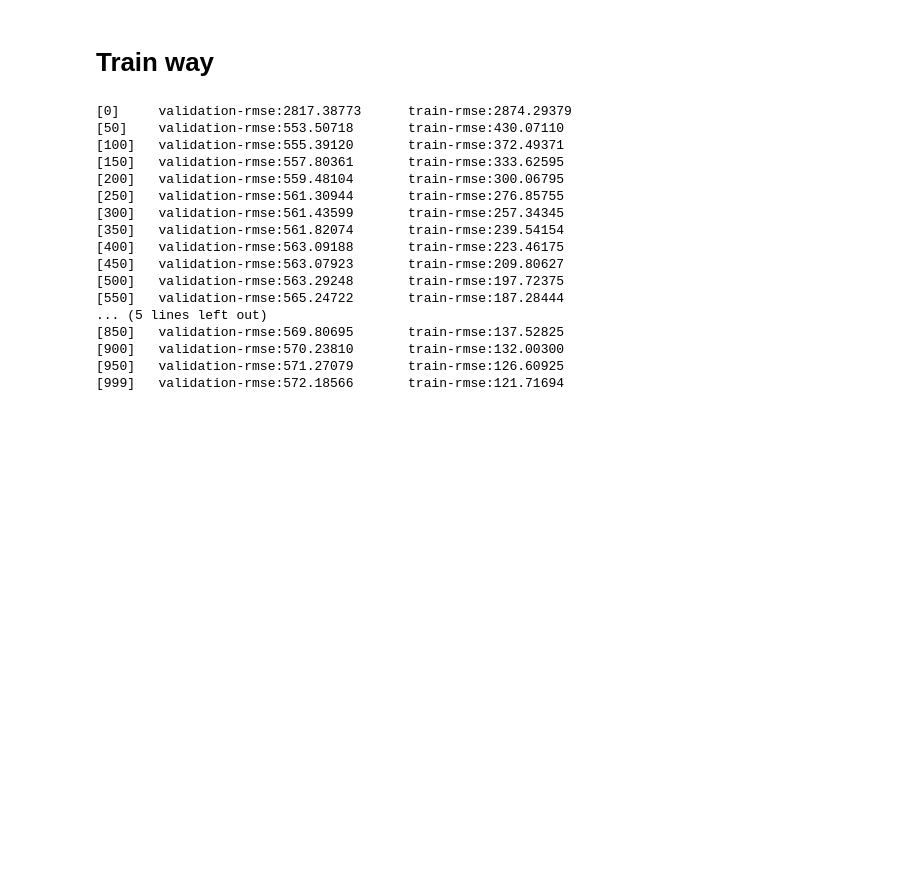
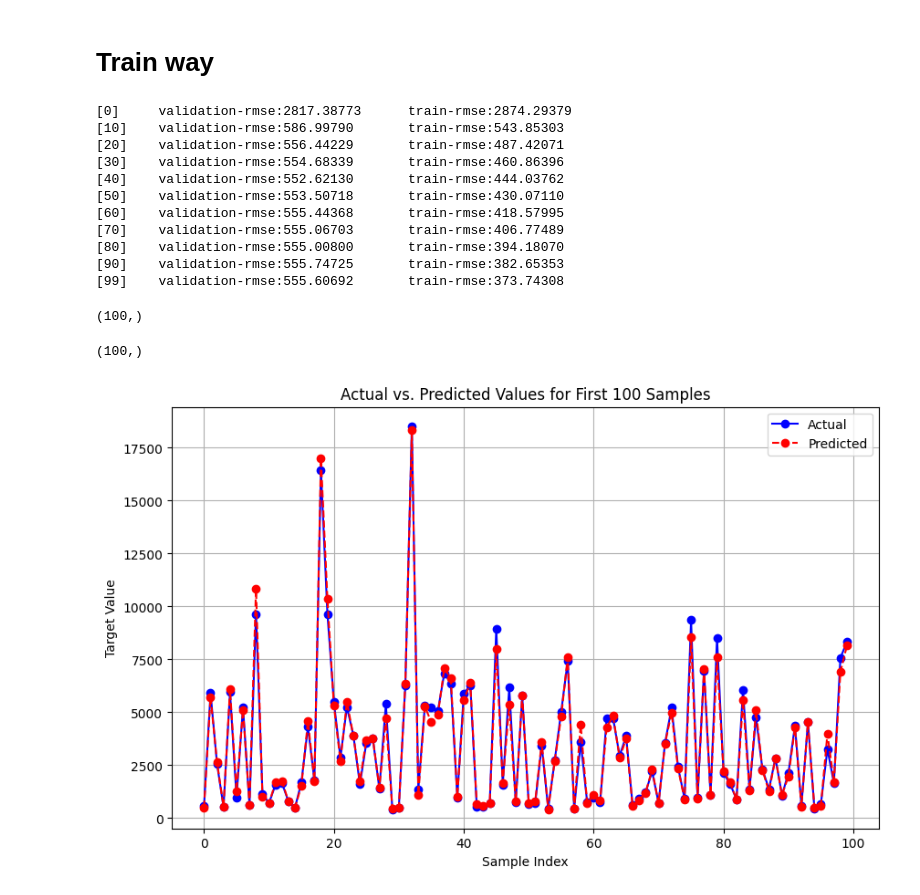
Before and after one commit to davidliu52/deeplearning, a Jupyter notebook: machine_learning/xgboost-diamond.ipynb, the cells around one changed output. Saved outputs shown, nothing was run; the diff lists cells and outputs as text; code cells hidden in the pictures; blank space fills up the shorter version.

Commit message:
plot

```diff
--- a/machine_learning/xgboost-diamond.ipynb
+++ b/machine_learning/xgboost-diamond.ipynb
@@ -131,31 +144,66 @@ best_rmse
 # %%
 
 evals = [(dtest_reg, "validation"), (dtrain_reg, "train")]
+n = 100
 
 model = xgb.train(
    params=params,
    dtrain=dtrain_reg,
    num_boost_round=n,
    evals=evals,
-   verbose_eval=50, # Every ten rounds
-   early_stopping_rounds=50
+   verbose_eval=10, # Every ten rounds
+   early_stopping_rounds=10
 
 )
 # %% [output]
 [0]     validation-rmse:2817.38773      train-rmse:2874.29379
+[10]    validation-rmse:586.99790       train-rmse:543.85303
+[20]    validation-rmse:556.44229       train-rmse:487.42071
+[30]    validation-rmse:554.68339       train-rmse:460.86396
+[40]    validation-rmse:552.62130       train-rmse:444.03762
 [50]    validation-rmse:553.50718       train-rmse:430.07110
-[100]   validation-rmse:555.39120       train-rmse:372.49371
-[150]   validation-rmse:557.80361       train-rmse:333.62595
-[200]   validation-rmse:559.48104       train-rmse:300.06795
-[250]   validation-rmse:561.30944       train-rmse:276.85755
-[300]   validation-rmse:561.43599       train-rmse:257.34345
-[350]   validation-rmse:561.82074       train-rmse:239.54154
-[400]   validation-rmse:563.09188       train-rmse:223.46175
-[450]   validation-rmse:563.07923       train-rmse:209.80627
-[500]   validation-rmse:563.29248       train-rmse:197.72375
-[550]   validation-rmse:565.24722       train-rmse:187.28444
-... (5 lines left out)
-[850]   validation-rmse:569.80695       train-rmse:137.52825
-[900]   validation-rmse:570.23810       train-rmse:132.00300
-[950]   validation-rmse:571.27079       train-rmse:126.60925
-[999]   validation-rmse:572.18566       train-rmse:121.71694
+[60]    validation-rmse:555.44368       train-rmse:418.57995
+[70]    validation-rmse:555.06703       train-rmse:406.77489
+[80]    validation-rmse:555.00800       train-rmse:394.18070
+[90]    validation-rmse:555.74725       train-rmse:382.65353
+[99]    validation-rmse:555.60692       train-rmse:373.74308
+# %%
+import xgboost as xgb
+import matplotlib.pyplot as plt
+
+prediction=xgb.DMatrix(X_prediction,y_prediction,  enable_categorical=True)
+# %%
+pre_res=model.predict(prediction)
+# %%
+pre_res.shape
+# %% [output]
+(100,)
+# %%
+y_prediction=np.array(y_prediction)
+
+y_prediction=y_prediction.reshape(len(y_prediction),)
+y_prediction.shape
+# %% [output]
+(100,)
+# %%
+import xgboost as xgb
+import matplotlib.pyplot as plt
+
+# Assuming you have already trained the XGBoost model and have `model` defined
+
+
+# Create a list of sample indices (0 to 9) for labeling
+sample_indices = list(range(len(y_prediction)))
+
+# Plot the actual vs. predicted values
+plt.figure(figsize=(10, 6))
+plt.plot(sample_indices, y_prediction, marker='o', linestyle='-', label='Actual', color='b')
+plt.plot(sample_indices, pre_res, marker='o', linestyle='--', label='Predicted', color='r')
+plt.xlabel('Sample Index')
+plt.ylabel('Target Value')
+plt.title('Actual vs. Predicted Values for First 100 Samples')
+plt.legend()
+plt.grid(True)
+plt.show()
+# %% [output]
+[figure, added]
```
Also changed, not shown: parts of 6 cells of this notebook.
